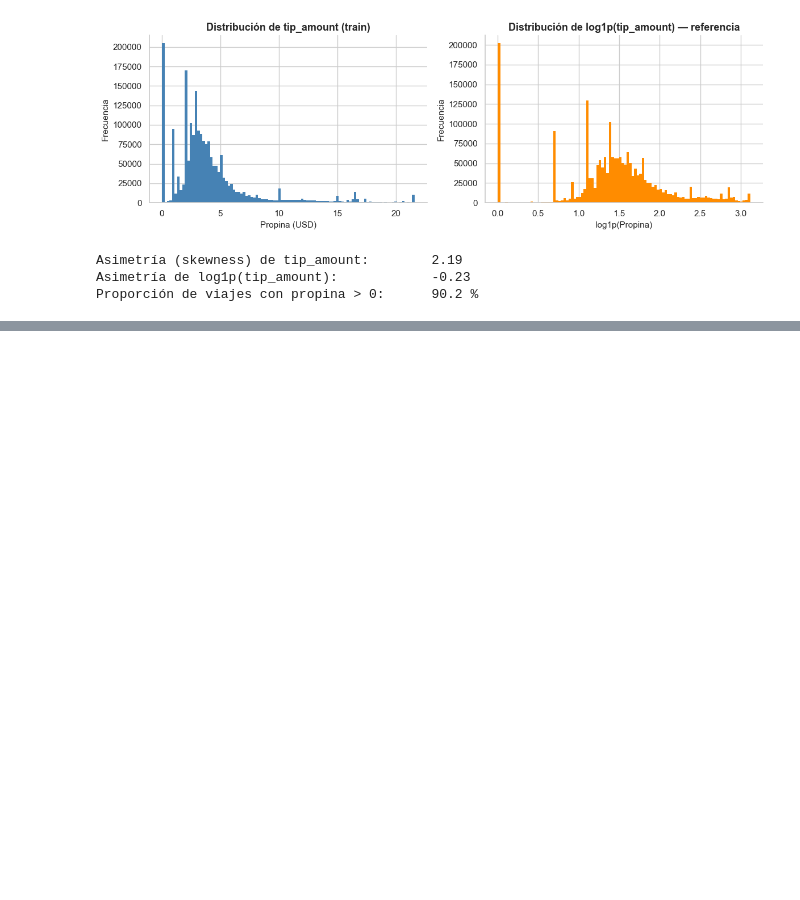
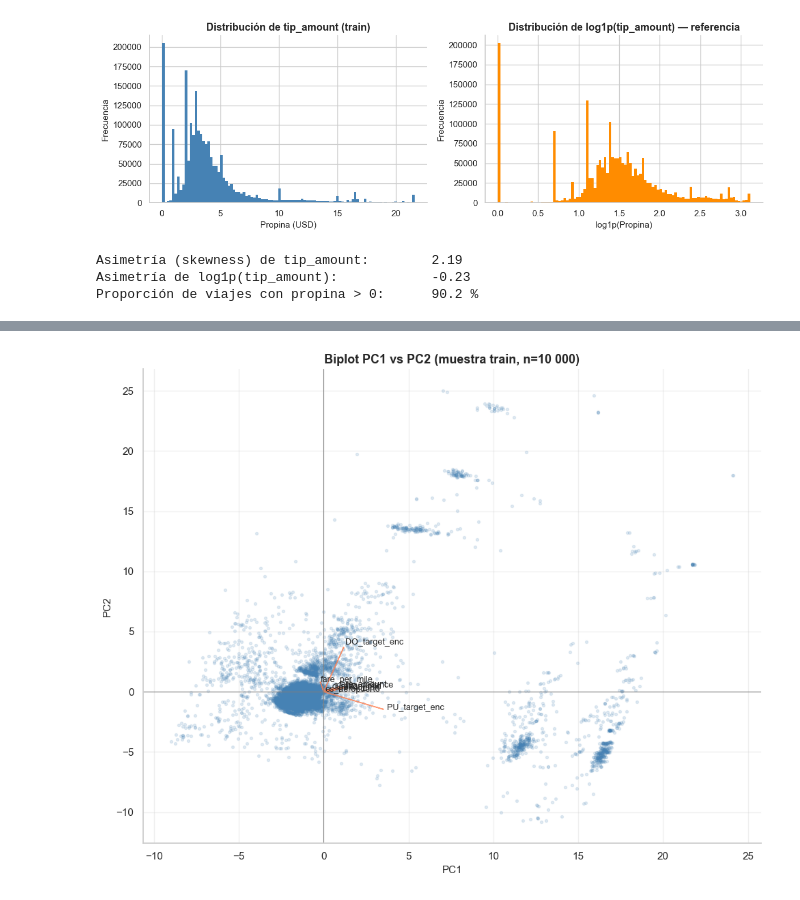
Before and after one commit to nmoguilner/ceia_add, a Jupyter notebook: tp_grupal_yellowtaxi_target_propina.ipynb, the cells around one changed output, grey strips where cells are left out. Saved outputs shown, nothing was run; the diff lists cells and outputs as text; code cells hidden in the pictures; blank space fills up the shorter version.

```diff
--- a/tp_grupal_yellowtaxi_target_propina.ipynb
+++ b/tp_grupal_yellowtaxi_target_propina.ipynb
@@ -1650,0 +1543,7 @@ Para este problema, **conservamos las features originales (post encoding)** como
+# %%
+print('Resumen de componentes principales (train):\n')
+for i in range(min(6, pca.n_components_)):
+    pc = f'PC{i+1}'
+    top_vars = loadings[pc].abs().nlargest(4).index.tolist()
+    print(f"  {pc}: {_varianza[i]*100:5.1f} % varianza  |  top loadings: {', '.join(top_vars)}")
+print(f'\n→ {_n_90} PCs alcanzan ≥90 % varianza; {_n_95} PCs alcanzan ≥95 %.')
@@ -1650,0 +1565,9 @@ Para este problema, **conservamos las features originales (post encoding)** como
+# %%
+_rng = np.random.default_rng(42)
+_sample_idx = _rng.choice(len(X_train_enc_esc), size=10_000, replace=False)
+_scores = pca.transform(X_train_enc_esc.iloc[_sample_idx])
+scores = pd.DataFrame(
+    _scores,
+    columns=[f'PC{i+1}' for i in range(_scores.shape[1])]
+)
+scores[['PC1', 'PC2']].describe().round(2)
@@ -1650,0 +1584,26 @@ Para este problema, **conservamos las features originales (post encoding)** como
+# %%
+def plot_biplot(scores, loadings, pcx='PC1', pcy='PC2', top_n=8, scale=4):
+    plt.figure(figsize=(10, 8))
+    plt.scatter(scores[pcx], scores[pcy], alpha=0.15, s=8, color='steelblue')
+
+    importance = loadings[pcx]**2 + loadings[pcy]**2
+    selected = importance.nlargest(top_n).index
+
+    for feature in selected:
+        x = loadings.loc[feature, pcx]
+        y = loadings.loc[feature, pcy]
+        plt.arrow(0, 0, x * scale, y * scale, color='coral', alpha=0.8, head_width=0.06)
+        plt.text(x * scale * 1.08, y * scale * 1.08, feature, fontsize=9)
+
+    plt.axhline(0, color='gray', linewidth=0.8)
+    plt.axvline(0, color='gray', linewidth=0.8)
+    plt.xlabel(pcx)
+    plt.ylabel(pcy)
+    plt.title(f'Biplot {pcx} vs {pcy} (muestra train, n=10 000)')
+    plt.grid(alpha=0.3)
+    plt.tight_layout()
+    plt.show()
+
+plot_biplot(scores, loadings, 'PC1', 'PC2')
+# %% [output]
+[figure, added]
```
Also changed, not shown: parts of 70 cells of this notebook.
